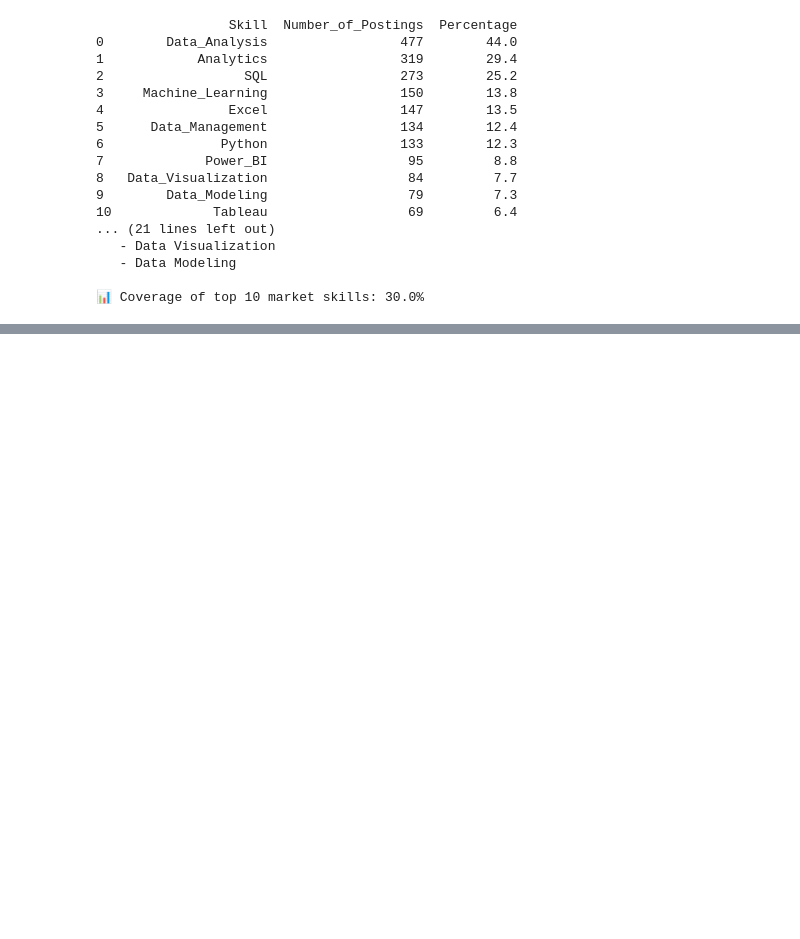
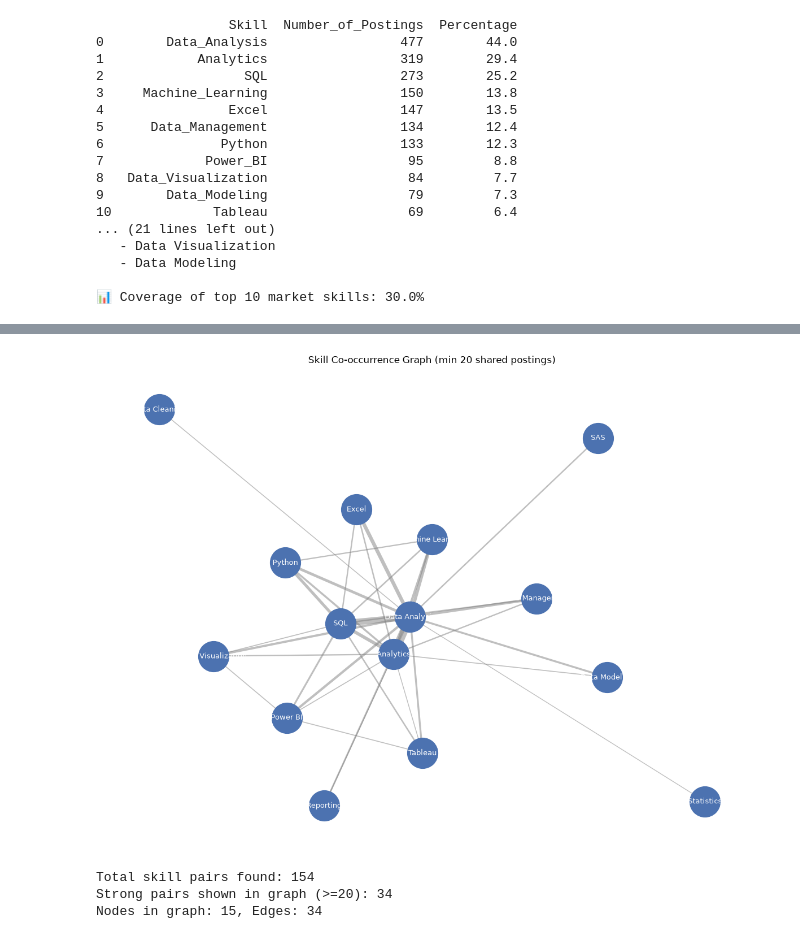
Before and after one commit to Dharaupadhyay/future-skills-radar, a Jupyter notebook: Data/Raw/explore.ipynb, the cells around one changed output, grey strips where cells are left out. Drawn from its saved outputs; the diff is of its cells as text; code cells hidden in the pictures; blank space fills up the shorter version.

Commit message:
V2 complete: fuzzy matching, co-occurrence graph, multi-role comparison

```diff
--- a/Data/Raw/explore.ipynb
+++ b/Data/Raw/explore.ipynb
@@ -162,0 +326,15 @@ have, missing = skill_gap_analyzer(my_skills, top_n=10)
+# %%
+import re
+from rapidfuzz import fuzz
+
+# Step 1: split the concatenated Skills string into individual items
+def split_skills(text):
+    if not isinstance(text, str):
+        return []
+    spaced = re.sub(r'(?<=[a-z])(?=[A-Z])', '|', text)  # insert separator at lowercase→uppercase boundary
+    spaced = spaced.replace(',', '|')
+    return [s.strip() for s in spaced.split('|') if s.strip()]
+
+# Test it first on one example — check this looks right before continuing
+sample_split = split_skills(data_analyst_jobs['Skills'].iloc[0])
+print(sample_split)
@@ -162,0 +469,60 @@ have, missing = skill_gap_analyzer(my_skills, top_n=10)
+# %%
+import networkx as nx
+import matplotlib.pyplot as plt
+from itertools import combinations
+
+# STEP 1: Build the final skill list per posting using BOTH exact + fuzzy results
+# (columns ending in _fuzzy already contain exact OR fuzzy combined)
+final_skill_cols = [s.replace(" ", "_") + "_fuzzy" for s in skill_keywords]
+
+def get_present_skills(row):
+    return [skill_keywords[i] for i, col in enumerate(final_skill_cols) if row[col]]
+
+data_analyst_jobs['present_skills'] = data_analyst_jobs.apply(get_present_skills, axis=1)
+
+# STEP 2: Count how often every PAIR of skills appears together in the same posting
+pair_counts = {}
+for skills in data_analyst_jobs['present_skills']:
+    for pair in combinations(sorted(set(skills)), 2):
+        pair_counts[pair] = pair_counts.get(pair, 0) + 1
+
+# STEP 3: Turn into a clean table, save for your report
+pair_df = pd.DataFrame(
+    [(a, b, count) for (a, b), count in pair_counts.items()],
+    columns=['Skill_A', 'Skill_B', 'Co_occurrence_Count']
+).sort_values('Co_occurrence_Count', ascending=False)
+
+pair_df.to_csv("../Processed/skill_cooccurrence.csv", index=False)
+print(pair_df.head(15))
+
+# STEP 4: Build and draw the network graph — only strong pairs, to keep it readable
+MIN_COOCCURRENCE = 20  # tweak this if graph looks too busy or too empty
+strong_pairs = pair_df[pair_df['Co_occurrence_Count'] >= MIN_COOCCURRENCE]
+
+G = nx.Graph()
+for _, row in strong_pairs.iterrows():
+    G.add_edge(row['Skill_A'], row['Skill_B'], weight=row['Co_occurrence_Count'])
+
+plt.figure(figsize=(12, 9))
+pos = nx.spring_layout(G, k=0.8, seed=42)
+weights = [G[u][v]['weight'] / 20 for u, v in G.edges()]
+
+nx.draw_networkx_nodes(G, pos, node_size=1500, node_color='#4C72B0')
+nx.draw_networkx_labels(G, pos, font_size=9, font_color='white')
+nx.draw_networkx_edges(G, pos, width=weights, alpha=0.5, edge_color='gray')
+
+plt.title(f"Skill Co-occurrence Graph (min {MIN_COOCCURRENCE} shared postings)")
+plt.axis('off')
+plt.tight_layout()
+plt.savefig("../Processed/skill_graph.png", dpi=150)
+plt.show()
+
+# STEP 5: Save the graph structure too (useful later for learning-path logic in V3)
+import pickle
+with open("../Processed/skill_graph.pkl", "wb") as f:
+    pickle.dump(G, f)
+
+print(f"\nTotal skill pairs found: {len(pair_df)}")
+print(f"Strong pairs shown in graph (>={MIN_COOCCURRENCE}): {len(strong_pairs)}")
+print(f"Nodes in graph: {G.number_of_nodes()}, Edges: {G.number_of_edges()}")
+# %% [output]
@@ -162,0 +545,4 @@ have, missing = skill_gap_analyzer(my_skills, top_n=10)
+[figure, added]
+Total skill pairs found: 154
+Strong pairs shown in graph (>=20): 34
+Nodes in graph: 15, Edges: 34
```
Also changed, not shown: parts of 12 cells of this notebook, 6 other files.
